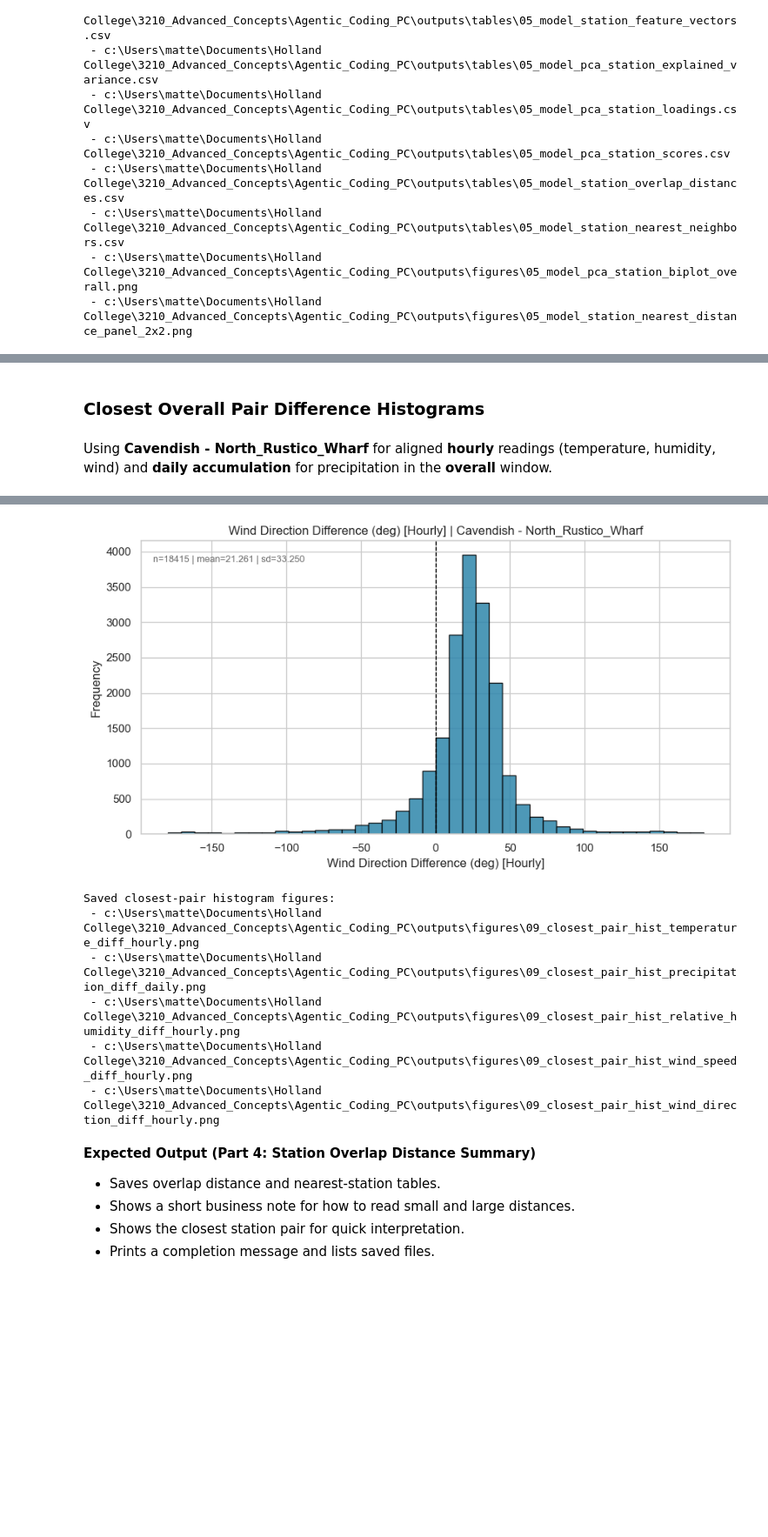
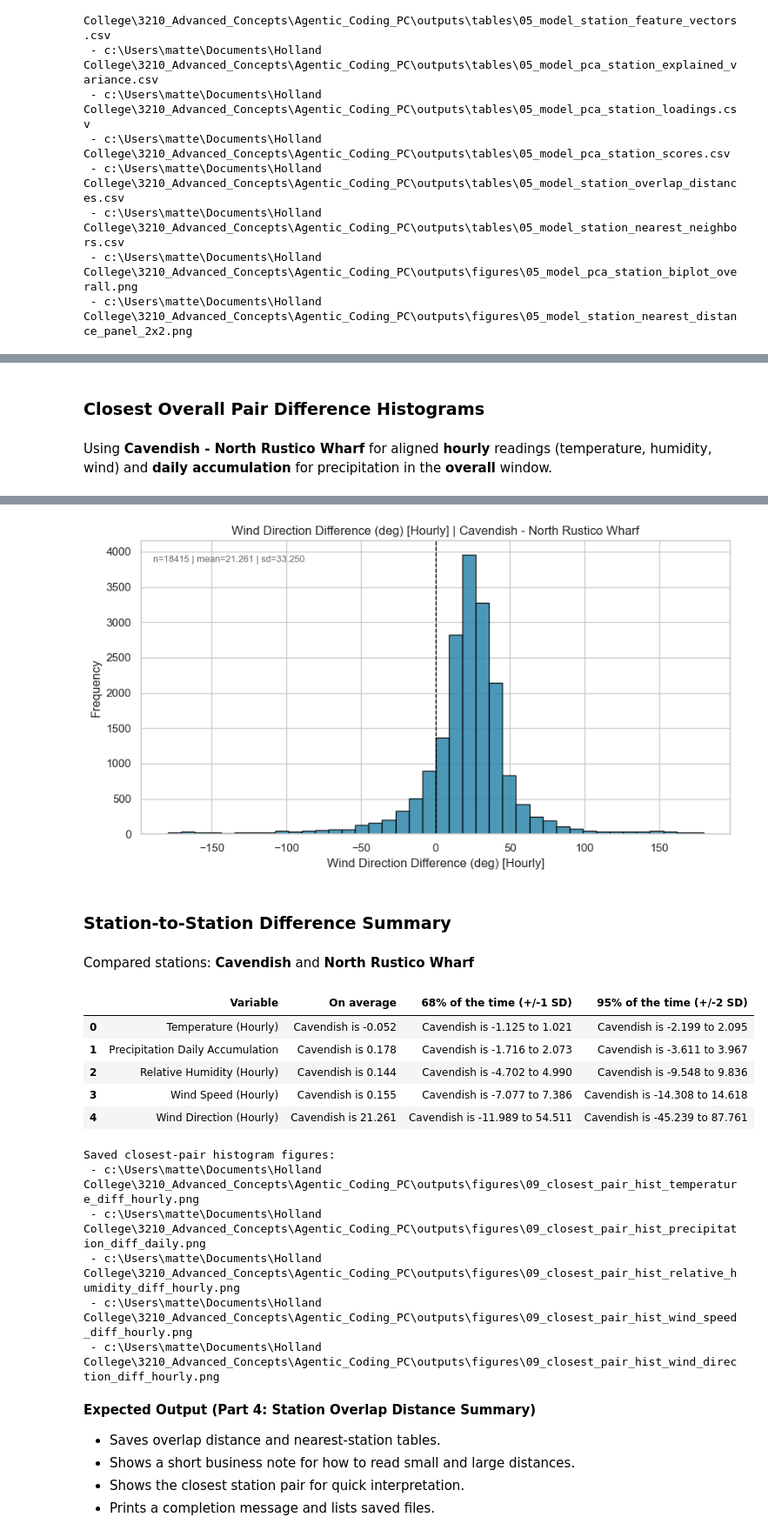
Before and after one commit to jmatters-pei/Parks_Canada_Weather, a Jupyter notebook: analysis.ipynb, the cells around one changed output, grey strips where cells are left out. Shown at 87% size. Saved outputs shown, nothing was run; the diff lists cells and outputs as text; code cells hidden in the pictures; blank space fills up the shorter version.

```diff
--- a/analysis.ipynb
+++ b/analysis.ipynb
@@ -1748,10 +1748,14 @@ if overall_nearest.empty:
 
 closest_overall = overall_nearest.sort_values("nearest_distance_euclidean", ascending=True).iloc[0]
 station_a = str(closest_overall["station_slug"])
+
 station_b = str(closest_overall["nearest_station_slug"])
+
 closest_distance = float(closest_overall["nearest_distance_euclidean"])
 
-print(f"Selected closest overall pair: {station_a} vs {station_b} (distance={closest_distance:.4f})")
+station_a_label = station_a.replace("_", " ")
+station_b_label = station_b.replace("_", " ")
+print(f"Selected closest overall pair: {station_a_label} vs {station_b_label} (distance={closest_distance:.4f})")
 
 cols_needed = [
     "datetime_utc",
@@ -1797,17 +1801,23 @@ precip_b = daily_precip[daily_precip["station_slug"] == station_b][["local_date"
 daily_precip_merged = precip_a.merge(precip_b, on="local_date", how="inner")
 daily_precip_merged["precip_diff_daily_mm"] = daily_precip_merged["precip_daily_mm_a"] - daily_precip_merged["precip_daily_mm_b"]
 
+temp_vals = merged["temp_diff_c"]
+precip_vals = daily_precip_merged["precip_diff_daily_mm"]
+rh_vals = merged["rh_diff_pct"]
+wind_speed_vals = merged["wind_speed_diff_kmh"]
+wind_dir_vals = merged["wind_direction_diff_deg"]
+
 hist_specs = [
-    (merged["temp_diff_c"], "Temperature Difference (C) [Hourly]", "09_closest_pair_hist_temperature_diff_hourly.png"),
-    (daily_precip_merged["precip_diff_daily_mm"], "Precipitation Daily Accumulation Difference (mm/day) [Daily]", "09_closest_pair_hist_precipitation_diff_daily.png"),
-    (merged["rh_diff_pct"], "Relative Humidity Difference (%) [Hourly]", "09_closest_pair_hist_relative_humidity_diff_hourly.png"),
-    (merged["wind_speed_diff_kmh"], "Wind Speed Difference (km/h) [Hourly]", "09_closest_pair_hist_wind_speed_diff_hourly.png"),
-    (merged["wind_direction_diff_deg"], "Wind Direction Difference (deg) [Hourly]", "09_closest_pair_hist_wind_direction_diff_hourly.png"),
+    (temp_vals, "Temperature Difference (C) [Hourly]", "09_closest_pair_hist_temperature_diff_hourly.png"),
+    (precip_vals, "Precipitation Daily Accumulation Difference (mm/day) [Daily]", "09_closest_pair_hist_precipitation_diff_daily.png"),
+    (rh_vals, "Relative Humidity Difference (%) [Hourly]", "09_closest_pair_hist_relative_humidity_diff_hourly.png"),
+    (wind_speed_vals, "Wind Speed Difference (km/h) [Hourly]", "09_closest_pair_hist_wind_speed_diff_hourly.png"),
+    (wind_dir_vals, "Wind Direction Difference (deg) [Hourly]", "09_closest_pair_hist_wind_direction_diff_hourly.png"),
 ]
 
 display(Markdown("### Closest Overall Pair Difference Histograms"))
 display(Markdown(
-    f"Using **{station_a} - {station_b}** for aligned **hourly** readings (temperature, humidity, wind) "
+    f"Using **{station_a_label} - {station_b_label}** for aligned **hourly** readings (temperature, humidity, wind) "
     "and **daily accumulation** for precipitation in the **overall** window."
 ))
 
@@ -1821,7 +1831,7 @@ for raw_vals, title_text, filename in hist_specs:
     fig, ax = plt.subplots(figsize=(9, 5))
     ax.hist(vals, bins=40, color="#2E86AB", edgecolor="black", alpha=0.85)
     ax.axvline(0, color="black", linestyle="--", linewidth=1.0)
-    ax.set_title(f"{title_text} | {station_a} - {station_b}")
+    ax.set_title(f"{title_text} | {station_a_label} - {station_b_label}")
     ax.set_xlabel(title_text)
     ax.set_ylabel("Frequency")
     ax.text(
@@ -1842,6 +1852,49 @@ for raw_vals, title_text, filename in hist_specs:
 
     saved_paths.append(out_path)
 
+summary_inputs = [
+    ("temperature (hourly)", temp_vals),
+    ("precipitation daily accumulation", precip_vals),
+    ("relative humidity (hourly)", rh_vals),
+    ("wind speed (hourly)", wind_speed_vals),
+    ("wind direction (hourly)", wind_dir_vals),
+]
+
+mean_col = "On average"
+range_68_col = "68% of the time (+/-1 SD)"
+range_95_col = "95% of the time (+/-2 SD)"
+
+summary_rows = []
+for variable_name, raw_vals in summary_inputs:
+    vals = raw_vals.dropna().astype(float)
+    if vals.empty:
+        summary_rows.append({
+            "Variable": variable_name.title(),
+            mean_col: "No data",
+            range_68_col: "No data",
+            range_95_col: "No data",
+        })
+        continue
+
+    mean_diff = float(vals.mean())
+    sd_diff = float(vals.std(ddof=1)) if len(vals) > 1 else 0.0
+    low_68 = mean_diff - sd_diff
+    high_68 = mean_diff + sd_diff
+    low_95 = mean_diff - 2.0 * sd_diff
+    high_95 = mean_diff + 2.0 * sd_diff
+
+    summary_rows.append({
+        "Variable": variable_name.title(),
+        mean_col: f"{station_a_label} is {mean_diff:.3f}",
+        range_68_col: f"{station_a_label} is {low_68:.3f} to {high_68:.3f}",
+        range_95_col: f"{station_a_label} is {low_95:.3f} to {high_95:.3f}",
+    })
+
+difference_summary_df = pd.DataFrame(summary_rows)
+display(Markdown("### Station-to-Station Difference Summary"))
+display(Markdown(f"Compared stations: **{station_a_label}** and **{station_b_label}**"))
+display(difference_summary_df)
+
 print("Saved closest-pair histogram figures:")
 for p in saved_paths:
     print(" -", p)
@@ -1850,10 +1903,18 @@ Selected closest overall pair: Cavendish vs North_Rustico_Wharf (distance=6.7214
 ### Closest Overall Pair Difference Histograms
-Using **Cavendish - North_Rustico_Wharf** for aligned **hourly** readings (temperature, humidity, wind) and **daily accumulation** for precipitation in the **overall** window.
+Using **Cavendish - North Rustico Wharf** for aligned **hourly** readings (temperature, humidity, wind) and **daily accumulation** for precipitation in the **overall** window.
 [figure]
 [figure]
 [figure]
 [figure]
 [figure]
+### Station-to-Station Difference Summary
+Compared stations: **Cavendish** and **North Rustico Wharf**
+|  | Variable | On average | 68% of the time (+/-1 SD) | 95% of the time (+/-2 SD) |
+| 0 | Temperature (Hourly) | Cavendish is -0.052 | Cavendish is -1.125 to 1.021 | Cavendish is -2.199 to 2.095 |
+| 1 | Precipitation Daily Accumulation | Cavendish is 0.178 | Cavendish is -1.716 to 2.073 | Cavendish is -3.611 to 3.967 |
+| 2 | Relative Humidity (Hourly) | Cavendish is 0.144 | Cavendish is -4.702 to 4.990 | Cavendish is -9.548 to 9.836 |
+| 3 | Wind Speed (Hourly) | Cavendish is 0.155 | Cavendish is -7.077 to 7.386 | Cavendish is -14.308 to 14.618 |
+| 4 | Wind Direction (Hourly) | Cavendish is 21.261 | Cavendish is -11.989 to 54.511 | Cavendish is -45.239 to 87.761 |
 Saved closest-pair histogram figures:
  - c:\Users\matte\Documents\Holland College\3210_Advanced_Concepts\Agentic_Coding_PC\outputs\figures\09_closest_pair_hist_temperature_diff_hourly.png
  - c:\Users\matte\Documents\Holland College\3210_Advanced_Concepts\Agentic_Coding_PC\outputs\figures\09_closest_pair_hist_precipitation_diff_daily.png
```
Also changed, not shown: parts of 1 cell of this notebook.
